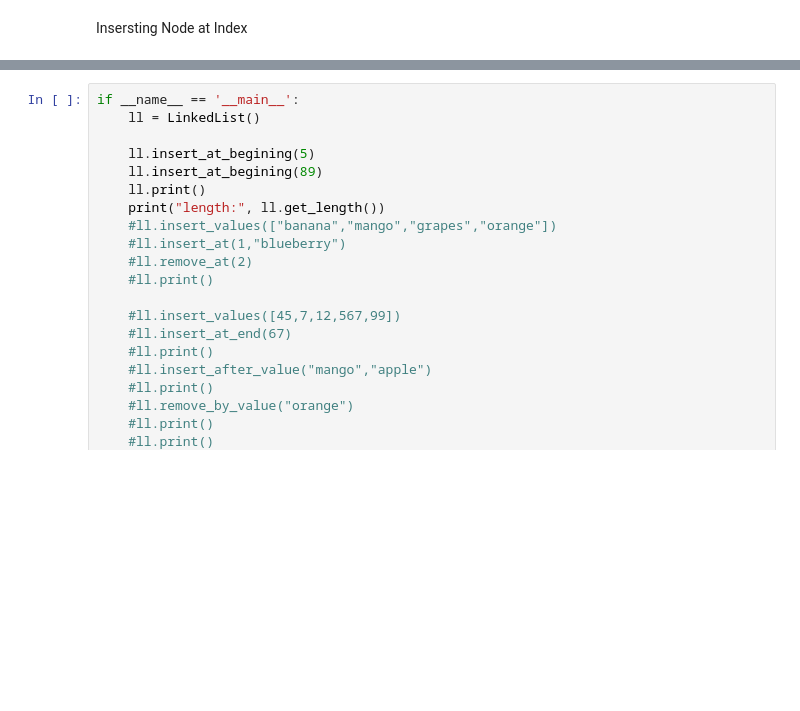
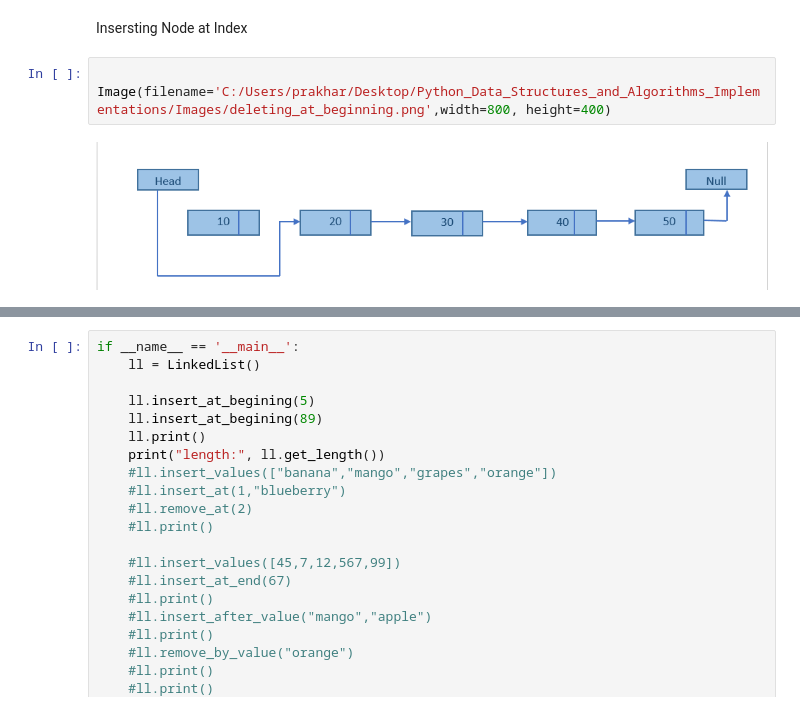
Before and after one commit to pdx97/Python_Data_Structures_and_Algorithms_Implementations, a Jupyter notebook: Linked_List/Single_Link_List_Operations.ipynb, the cells around one changed output, grey strips where cells are left out. Drawn from its saved outputs; the diff is of its cells as text; blank space fills up the shorter version.

```diff
--- a/Linked_List/Single_Link_List_Operations.ipynb
+++ b/Linked_List/Single_Link_List_Operations.ipynb
@@ -166,3 +166,8 @@ Image(filename='C:/Users/prakhar/Desktop/Python_Data_Structures_and_Algorithms_I
 [figure]
 # %% [markdown]
 <p>Insersting Node at Index</p>
+# %%
+
+Image(filename='C:/Users/prakhar/Desktop/Python_Data_Structures_and_Algorithms_Implementations/Images/deleting_at_beginning.png',width=800, height=400)
+# %% [output]
+[figure, added]
```
Also changed, not shown: parts of 5 cells of this notebook, 6 other files.
